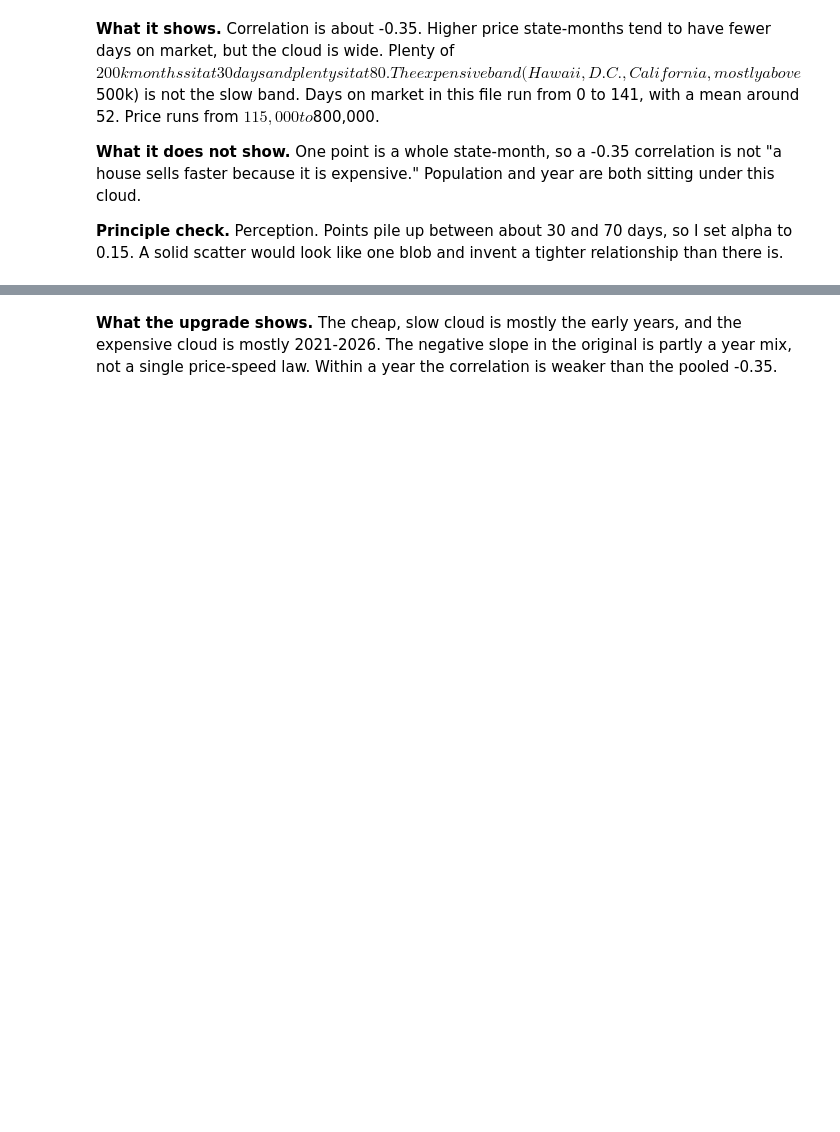
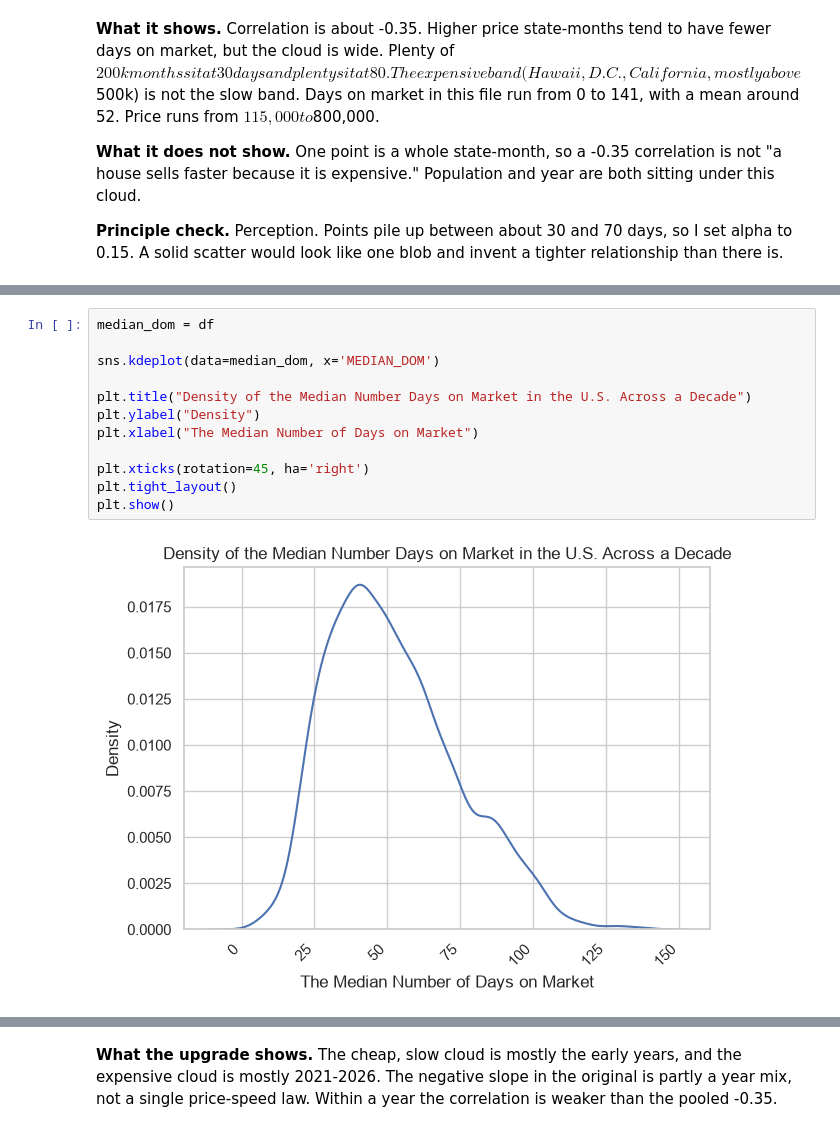
Before and after one commit to Mmajko03/Data-Analytics-of-Housing-Market_Across-the-United-States, a Jupyter notebook: G3 : Visualization & Modeling Signals/Group17_Anthony_Maeki_Phase3.ipynb, the cells around one changed output, grey strips where cells are left out. Saved outputs shown, nothing was run; the diff lists cells and outputs as text; blank space fills up the shorter version.

```diff
--- a/G3 : Visualization & Modeling Signals/Group17_Anthony_Maeki_Phase3.ipynb
+++ b/G3 : Visualization & Modeling Signals/Group17_Anthony_Maeki_Phase3.ipynb
@@ -240,0 +296,14 @@ corr price vs days on market: -0.352
+# %%
+median_dom = df
+
+sns.kdeplot(data=median_dom, x='MEDIAN_DOM')
+
+plt.title("Density of the Median Number Days on Market in the U.S. Across a Decade")
+plt.ylabel("Density")
+plt.xlabel("The Median Number of Days on Market")
+
+plt.xticks(rotation=45, ha='right')
+plt.tight_layout()
+plt.show()
+# %% [output]
+[figure, added]
```
Also changed, not shown: parts of 63 cells of this notebook, 1 other file.
